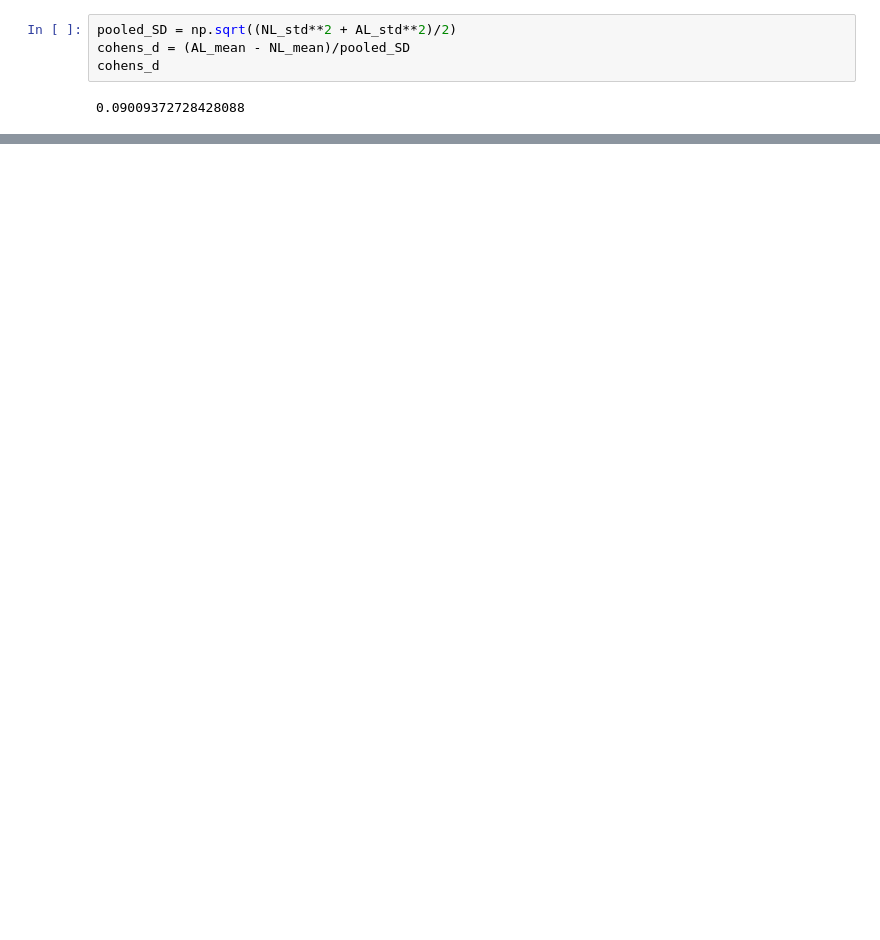
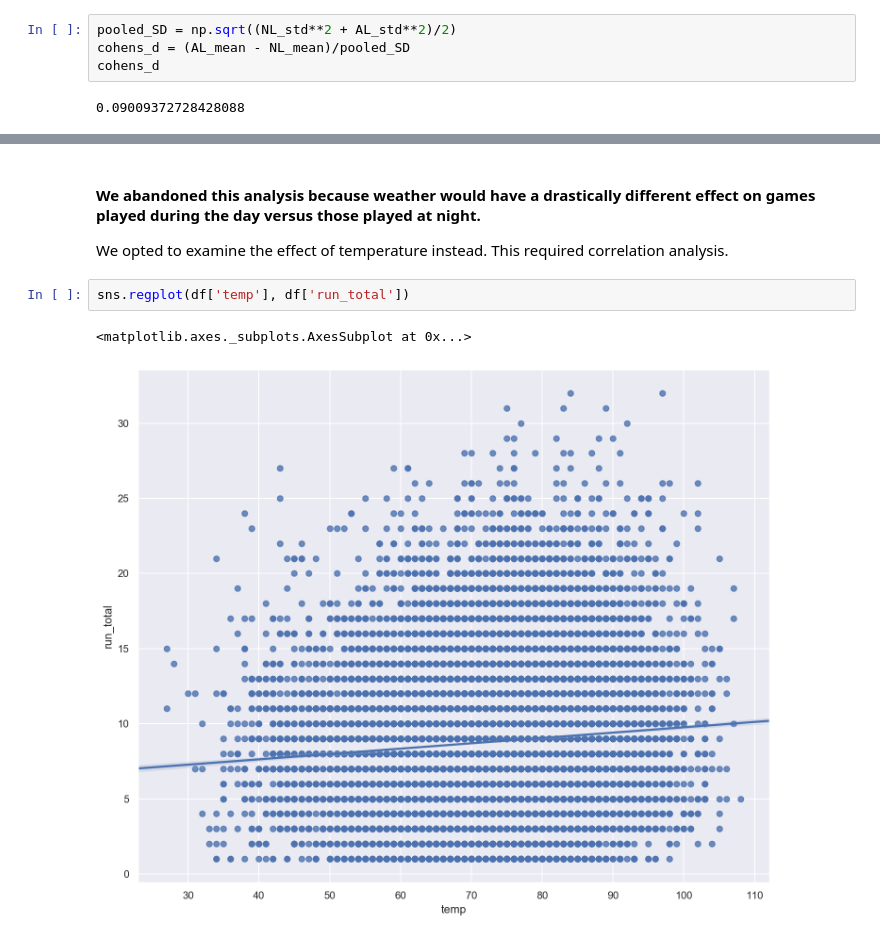
Before and after one commit to schlinkertc/MLB_Stats, a Jupyter notebook: analysis.ipynb, the cells around one changed output, grey strips where cells are left out. Saved outputs shown, nothing was run; the diff lists cells and outputs as text; blank space fills up the shorter version.

```diff
--- a/analysis.ipynb
+++ b/analysis.ipynb
@@ -411,0 +193,9 @@ Residual       502619.720740  26280.0        NaN            NaN
+# %% [markdown]
+#### We abandoned this analysis because weather would have a drastically different effect on games played during the day versus those played at night.
+
+We opted to examine the effect of temperature instead. This required correlation analysis.
+# %%
+sns.regplot(df['temp'], df['run_total'])
+# %% [output]
+<matplotlib.axes._subplots.AxesSubplot at 0x...>
+[figure, added]
```
Also changed, not shown: parts of 80 cells of this notebook, 1 other file.
